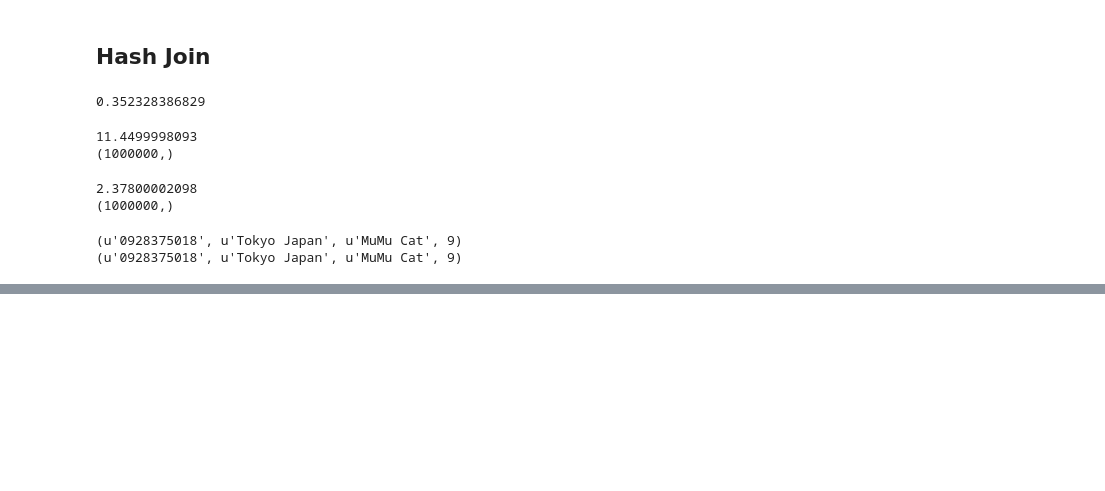
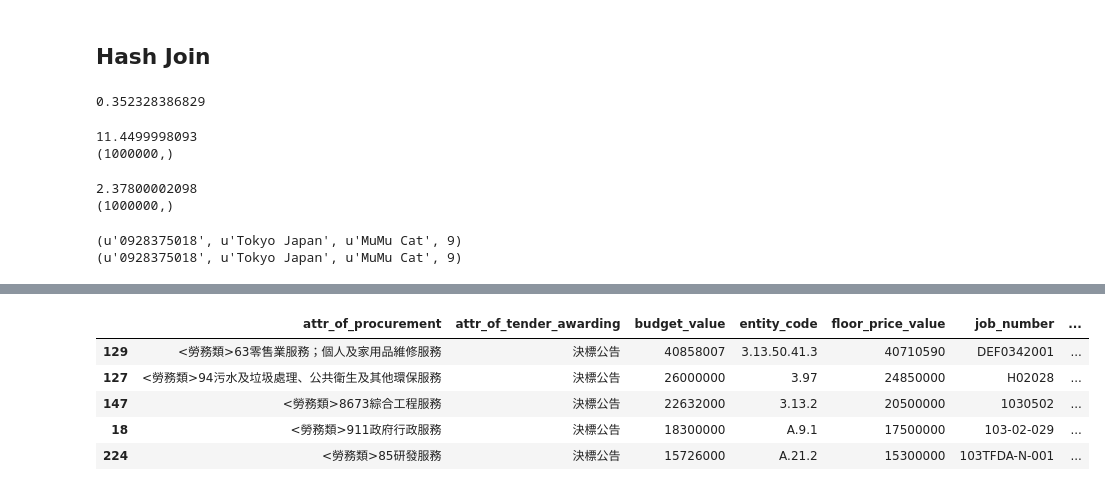
Before and after one commit to ywchiu/201506ETL, a Jupyter notebook: Python Tutorial 4.ipynb, the cells around one changed output, grey strips where cells are left out. Drawn from its saved outputs; the diff is of its cells as text; code cells hidden in the pictures; blank space fills up the shorter version.

```diff
--- a/Python Tutorial 4.ipynb
+++ b/Python Tutorial 4.ipynb
@@ -564,0 +607,9 @@ con.close()
+# %%
+df.sort(['budget_value'], ascending=False).head()
+# %% [output]
+|  | attr_of_procurement | attr_of_tender_awarding | budget_value | entity_code | floor_price_value | job_number | ... |
+| 129 | <勞務類>63零售業服務；個人及家用品維修服務 | 決標公告 | 40858007 | 3.13.50.41.3 | 40710590 | DEF0342001 | ... |
+| 127 | <勞務類>94污水及垃圾處理、公共衛生及其他環保服務 | 決標公告 | 26000000 | 3.97 | 24850000 | H02028 | ... |
+| 147 | <勞務類>8673綜合工程服務 | 決標公告 | 22632000 | 3.13.2 | 20500000 | 1030502 | ... |
+| 18 | <勞務類>911政府行政服務 | 決標公告 | 18300000 | A.9.1 | 17500000 | 103-02-029 | ... |
+| 224 | <勞務類>85研發服務 | 決標公告 | 15726000 | A.21.2 | 15300000 | 103TFDA-N-001 | ... |
```
Also changed, not shown: parts of 9 cells of this notebook.
